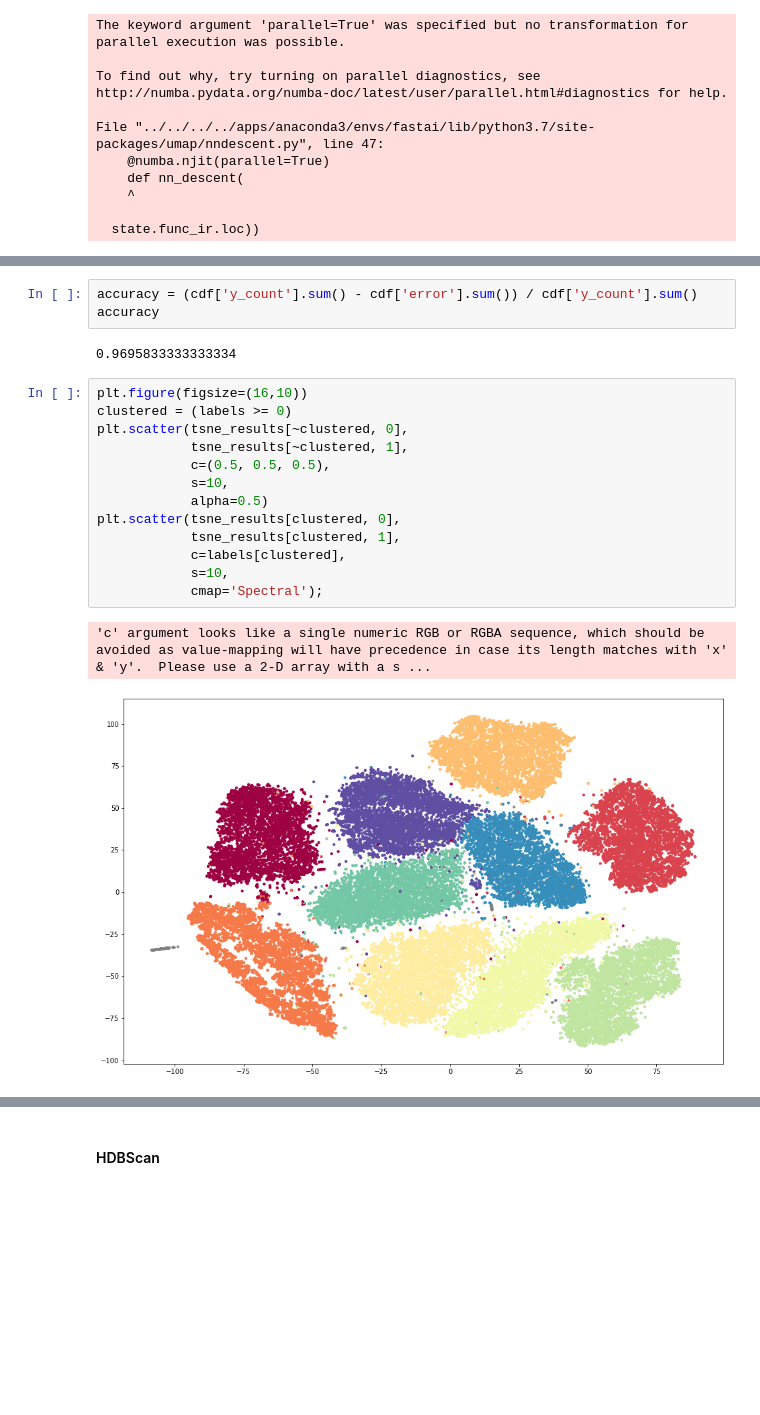
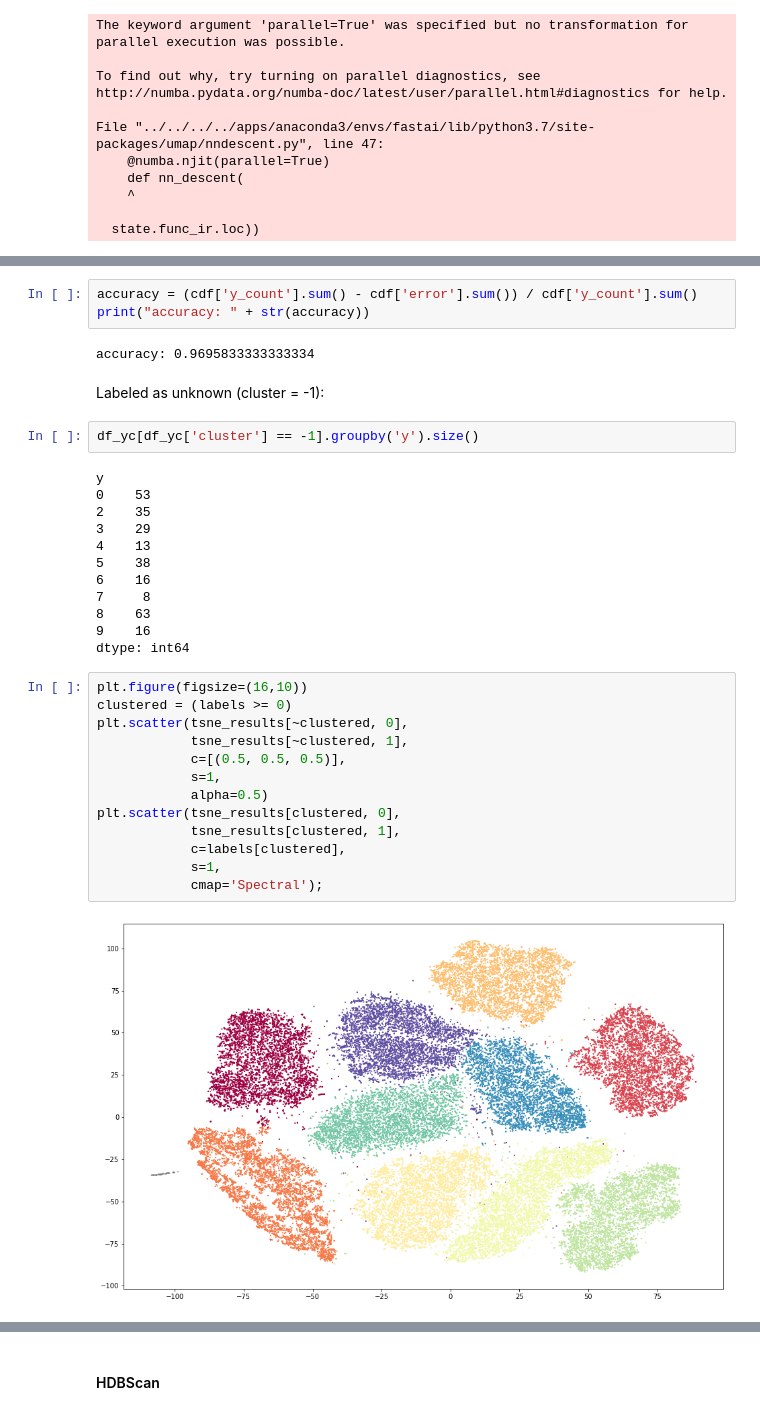
Before and after one commit to botkop/mnist-embedding, a Jupyter notebook: notebooks/mnist-embedding-autoencoder.ipynb, the cells around one changed output, grey strips where cells are left out. Cells and saved outputs as stored; diff of their text form; blank space fills up the shorter version.

```diff
--- a/notebooks/mnist-embedding-autoencoder.ipynb
+++ b/notebooks/mnist-embedding-autoencoder.ipynb
@@ -463,22 +502,37 @@ cdf
 | 95 | 9 | 5 | 5732 | 5949 | 217 | 0.037858 |
 # %%
 accuracy = (cdf['y_count'].sum() - cdf['error'].sum()) / cdf['y_count'].sum()
-accuracy
+print("accuracy: " + str(accuracy))
 # %% [output]
-0.9695833333333334
+accuracy: 0.9695833333333334
+# %% [markdown]
+Labeled as unknown (cluster = -1):
+# %%
+df_yc[df_yc['cluster'] == -1].groupby('y').size()
+# %% [output]
+y
+0    53
+2    35
+3    29
+4    13
+5    38
+6    16
+7     8
+8    63
+9    16
+dtype: int64
 # %%
 plt.figure(figsize=(16,10))
 clustered = (labels >= 0)
 plt.scatter(tsne_results[~clustered, 0],
             tsne_results[~clustered, 1],
-            c=(0.5, 0.5, 0.5),
-            s=10,
+            c=[(0.5, 0.5, 0.5)],
+            s=1,
             alpha=0.5)
 plt.scatter(tsne_results[clustered, 0],
             tsne_results[clustered, 1],
             c=labels[clustered],
-            s=10,
+            s=1,
             cmap='Spectral');
 # %% [output]
-'c' argument looks like a single numeric RGB or RGBA sequence, which should be avoided as value-mapping will have precedence in case its length matches with 'x' & 'y'.  Please use a 2-D array with a s ...
-[figure, old version]
+[figure, new version]
```
Also changed, not shown: parts of 8 cells of this notebook.
